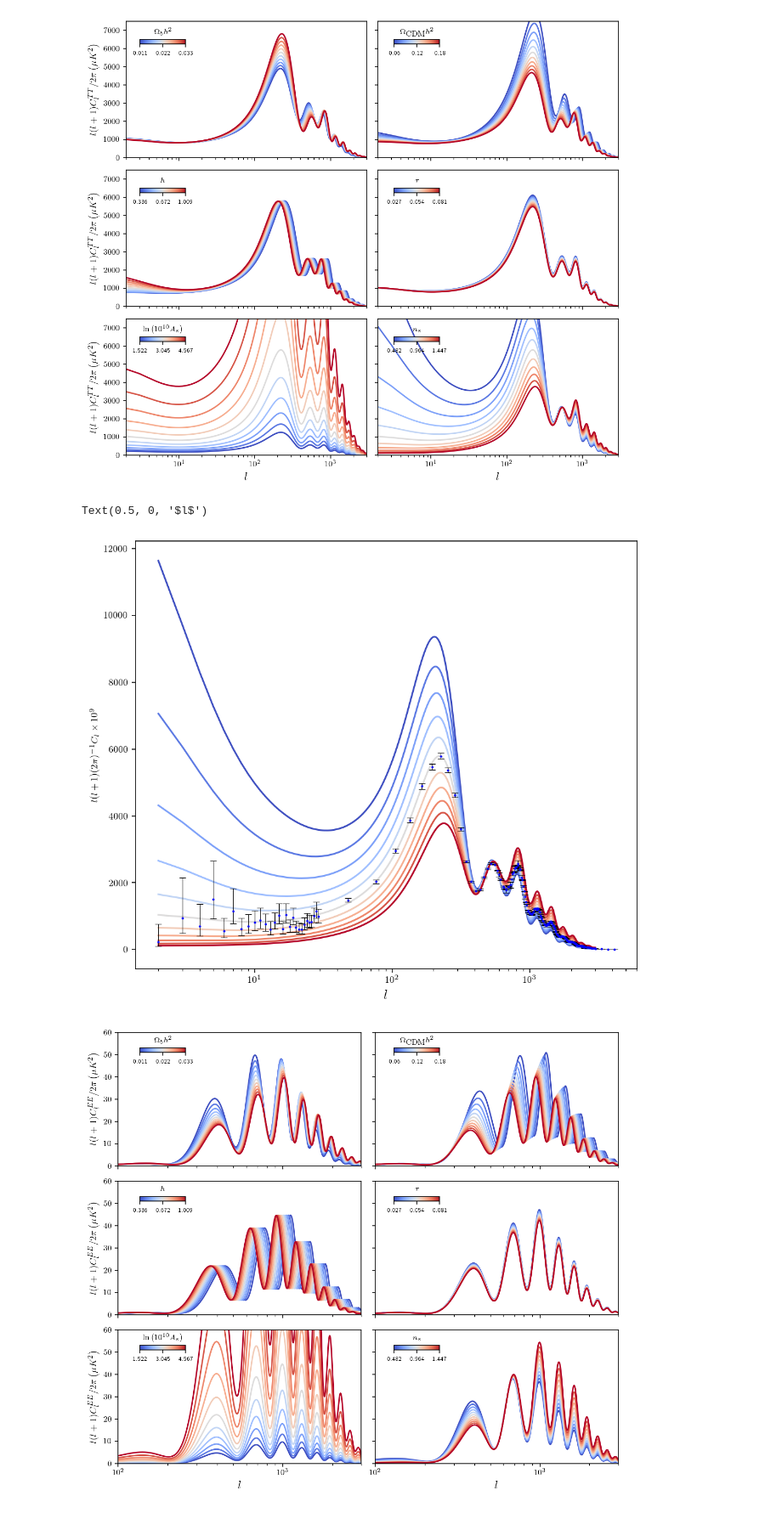
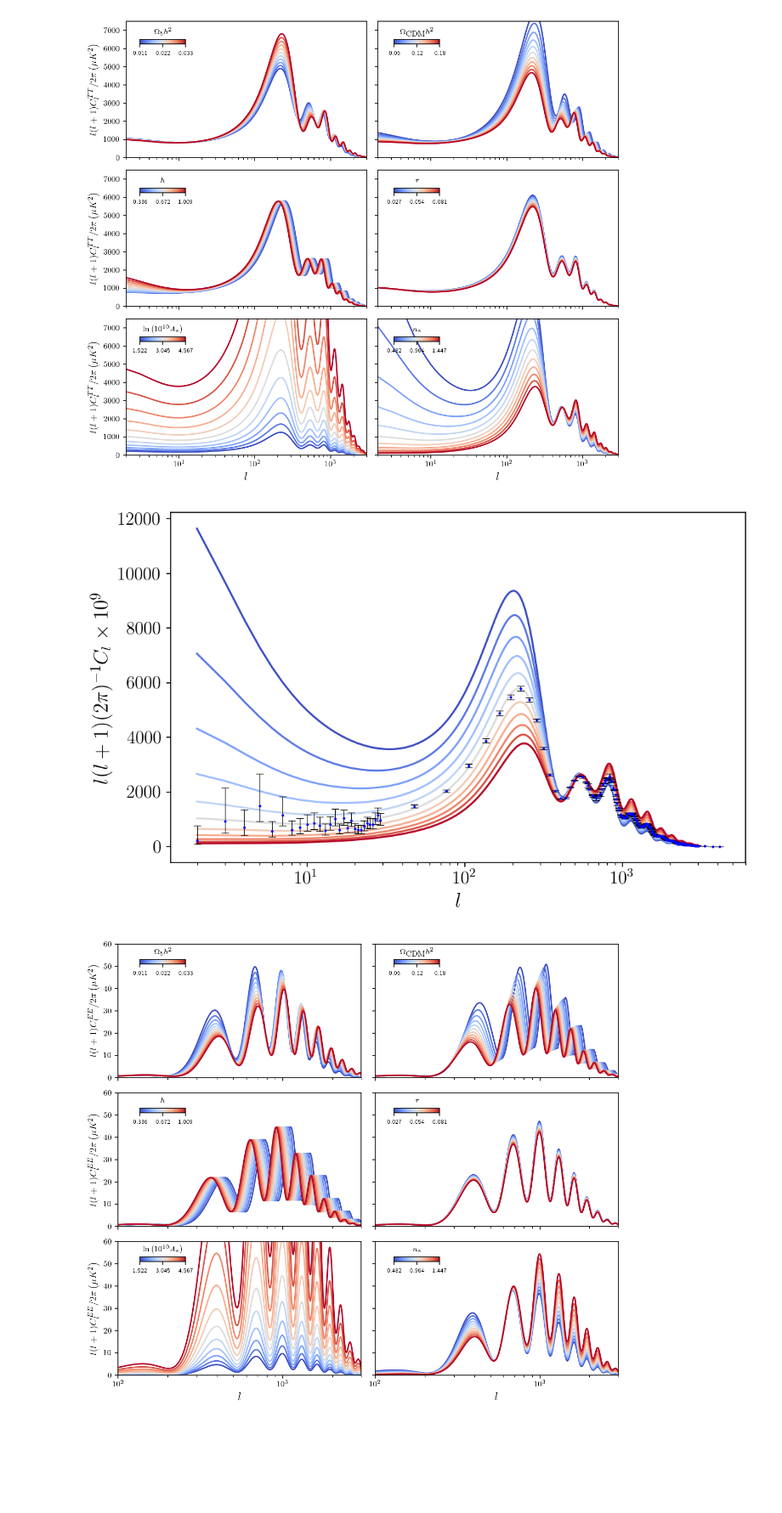
Before and after one commit to ChavezUriel/CosmoProj2, a Jupyter notebook: Plots_Notebook.ipynb, the cells around one changed output. Shown at 85% size. Cells and saved outputs as stored; diff of their text form; code cells hidden in the pictures; blank space fills up the shorter version.

```diff
--- a/plots.ipynb
+++ b/Plots_Notebook.ipynb
@@ -106,27 +106,31 @@ param_vars_plots(data_cl, 0, 1, func_cl,
 # %%
 df_cmbps = pd.read_csv("expTT.csv")
 l_exp = np.array(df_cmbps["l_center"])
 power_exp = np.array(df_cmbps["Power"])
 sigma_plus_exp = np.array(df_cmbps["Sigma_plus"])
 sigma_minus_exp = np.array(df_cmbps["Sigma_minus"])
 
-fig, ax = plt.subplots(figsize=(8,7), dpi=150)
+
+plt.rcParams.update({"font.size": 14})
+
+fig, ax = plt.subplots(figsize=(8,5), dpi=150)
 
 no_param = 5
 for i in range(n_vars*no_param,n_vars*(no_param+1)):
     ax.plot(data_cl[i][0],0.75*10e12*data_cl[i][1],color = scalarMap.to_rgba(mults[i-n_vars*no_param]))
 
 ax.errorbar(l_exp,power_exp,yerr=[sigma_minus_exp, sigma_plus_exp],fmt='.',elinewidth=0.5,capthick=0.5,capsize=3,ecolor="k",color="b",ms=2,label=r"Experimental")
 
 ax.set_xscale("log")
 #ax.set_ylim(0,12.5)
 #ax.set_xlim(2e0,3*10e2)
 
-ax.set_ylabel(r"$l(l+1)(2\pi)^{-1}C_l\times 10^9$", fontsize  = 8)
-ax.set_xlabel(r"$l$", fontsize  = 12)
+ax.set_ylabel(r"$l(l+1)(2\pi)^{-1}C_l\times 10^9$", fontsize  = 16)
+ax.set_xlabel(r"$l$", fontsize  = 16)
+
+plt.rcParams.update({"font.size": 8})
 # %% [output]
-Text(0.5, 0, '$l$')
-[figure, old version]
+[figure, new version]
 # %%
 param_vars_plots(data_cl, 0, 2, func_cl,
                  xlabel = r"$l$",
```
Also changed, not shown: parts of 2 cells of this notebook, 3 other files.
